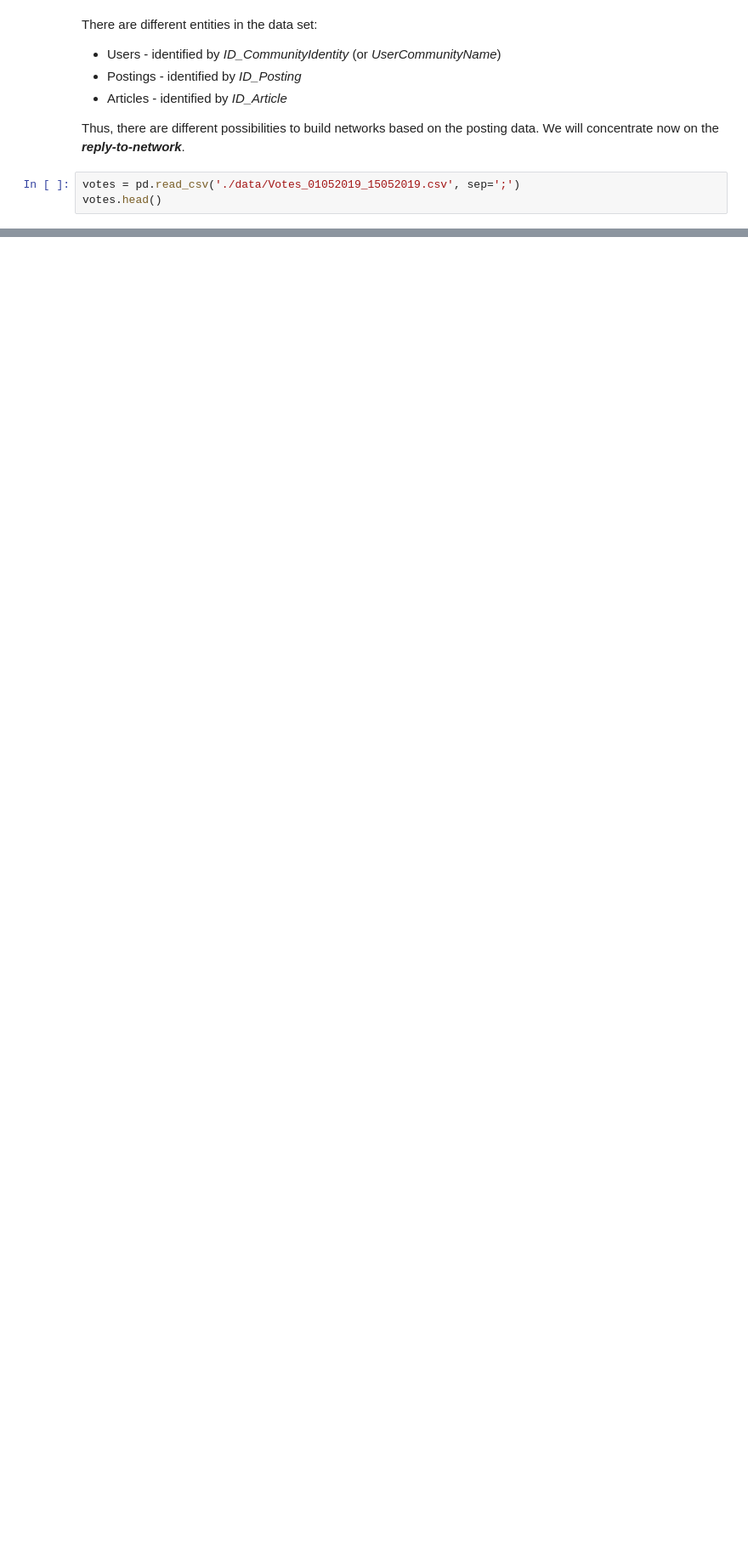
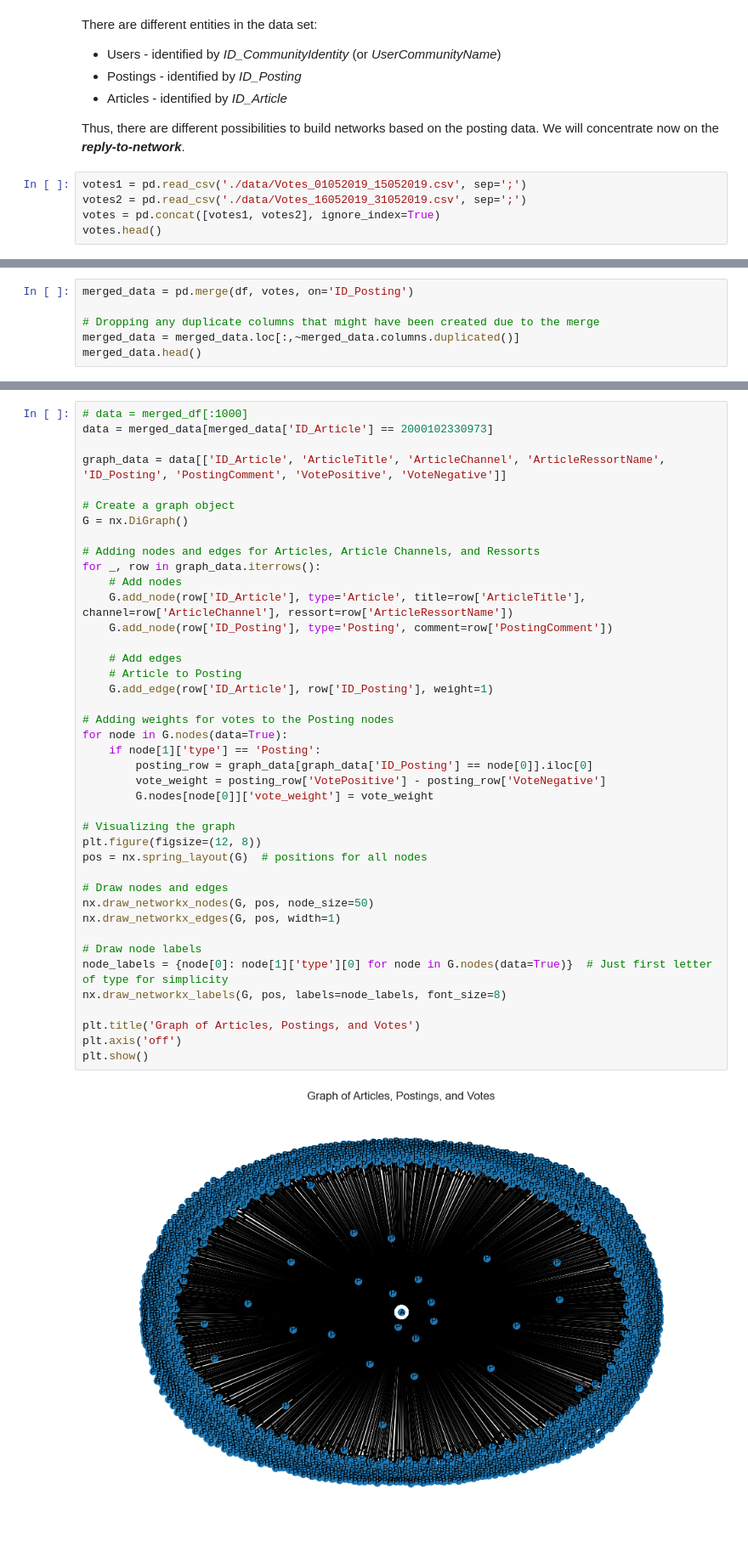
Before and after one commit to PropovedNik007/SNA-Equivalence-Based-Role-Mining, a Jupyter notebook: role_mining.ipynb, the cells around one changed output, grey strips where cells are left out. Shown at 85% size. Cells and saved outputs as stored; diff of their text form; blank space fills up the shorter version.

```diff
--- a/role_mining.ipynb
+++ b/role_mining.ipynb
@@ -32,5 +60,7 @@ There are different entities in the data set:
 Thus, there are different possibilities to build networks based on the posting data.
 We will concentrate now on the ***reply-to-network***.
 # %%
-votes = pd.read_csv('./data/Votes_01052019_15052019.csv', sep=';')
+votes1 = pd.read_csv('./data/Votes_01052019_15052019.csv', sep=';')
+votes2 = pd.read_csv('./data/Votes_16052019_31052019.csv', sep=';')
+votes = pd.concat([votes1, votes2], ignore_index=True)
 votes.head()
@@ -38,0 +87,6 @@ votes['UserGender'].value_counts()
+# %%
+merged_data = pd.merge(df, votes, on='ID_Posting')
+
+# Dropping any duplicate columns that might have been created due to the merge
+merged_data = merged_data.loc[:,~merged_data.columns.duplicated()]
+merged_data.head()
@@ -38,0 +103,43 @@ votes['UserGender'].value_counts()
+# %%
+# data = merged_df[:1000]
+data = merged_data[merged_data['ID_Article'] == 2000102330973]
+
+graph_data = data[['ID_Article', 'ArticleTitle', 'ArticleChannel', 'ArticleRessortName', 'ID_Posting', 'PostingComment', 'VotePositive', 'VoteNegative']]
+
+# Create a graph object
+G = nx.DiGraph()
+
+# Adding nodes and edges for Articles, Article Channels, and Ressorts
+for _, row in graph_data.iterrows():
+    # Add nodes
+    G.add_node(row['ID_Article'], type='Article', title=row['ArticleTitle'], channel=row['ArticleChannel'], ressort=row['ArticleRessortName'])
+    G.add_node(row['ID_Posting'], type='Posting', comment=row['PostingComment'])
+
+    # Add edges
+    # Article to Posting
+    G.add_edge(row['ID_Article'], row['ID_Posting'], weight=1)
+
+# Adding weights for votes to the Posting nodes
+for node in G.nodes(data=True):
+    if node[1]['type'] == 'Posting':
+        posting_row = graph_data[graph_data['ID_Posting'] == node[0]].iloc[0]
+        vote_weight = posting_row['VotePositive'] - posting_row['VoteNegative']
+        G.nodes[node[0]]['vote_weight'] = vote_weight
+
+# Visualizing the graph
+plt.figure(figsize=(12, 8))
+pos = nx.spring_layout(G)  # positions for all nodes
+
+# Draw nodes and edges
+nx.draw_networkx_nodes(G, pos, node_size=50)
+nx.draw_networkx_edges(G, pos, width=1)
+
+# Draw node labels
+node_labels = {node[0]: node[1]['type'][0] for node in G.nodes(data=True)}  # Just first letter of type for simplicity
+nx.draw_networkx_labels(G, pos, labels=node_labels, font_size=8)
+
+plt.title('Graph of Articles, Postings, and Votes')
+plt.axis('off')
+plt.show()
+# %% [output]
+[figure, added]
```
Also changed, not shown: parts of 8 cells of this notebook.
